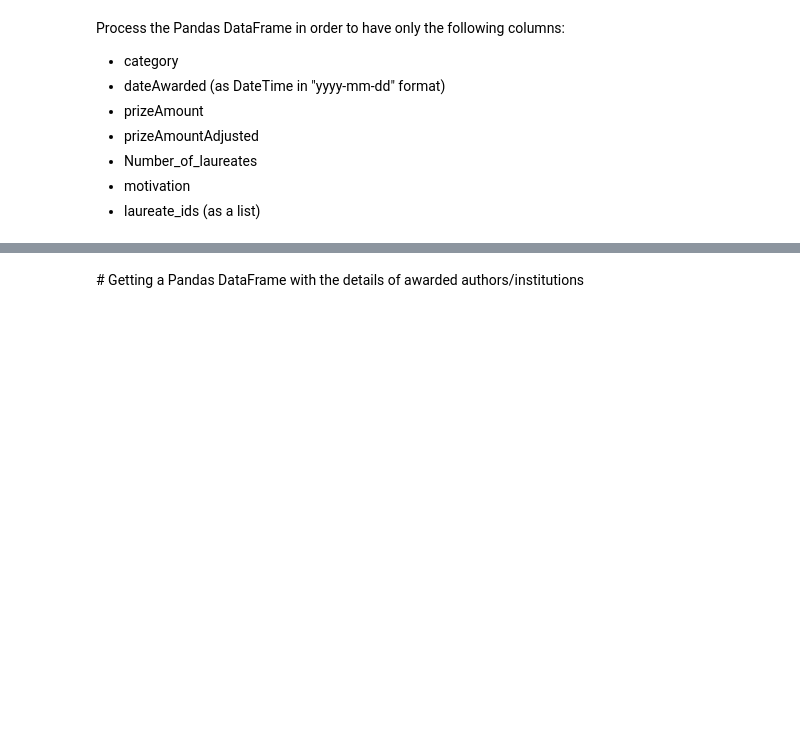
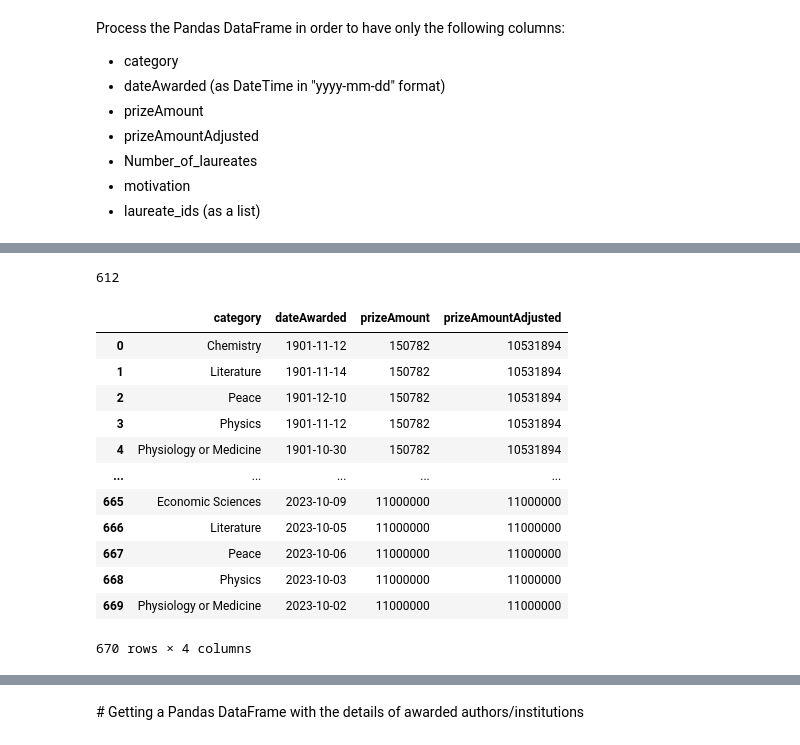
Before and after one commit to isg75/lab-apis, a Jupyter notebook: lab_apis.ipynb, the cells around one changed output, grey strips where cells are left out. Cells and saved outputs as stored; diff of their text form; code cells hidden in the pictures; blank space fills up the shorter version.

```diff
--- a/lab_apis.ipynb
+++ b/lab_apis.ipynb
@@ -67,4 +68,12 @@ response = requests.get(url)
 
 if response.status_code == 200:
     prizes_list = response.json()['nobelPrizes']
-    # Your code here
+    data = pd.DataFrame(prizes_list)
+    nobel = pd.DataFrame()
+    nobel['category'] = data['category'].str['en']
+    nobel['dateAwarded'] = data['dateAwarded']
+    nobel['prizeAmount'] = data['prizeAmount']
+    nobel['prizeAmountAdjusted'] = data['prizeAmountAdjusted']
+    # nobel['Number_of_laureates'] = data['laureates'].apply(len)
+    # nobel['motivation']
+    # nobel['laureate_ids']
@@ -77,0 +80,20 @@ if response.status_code == 200:
+# %%
+data['topMotivation'].isna().sum()
+# %% [output]
+612
+# %%
+nobel
+# %% [output]
+|  | category | dateAwarded | prizeAmount | prizeAmountAdjusted |
+| 0 | Chemistry | 1901-11-12 | 150782 | 10531894 |
+| 1 | Literature | 1901-11-14 | 150782 | 10531894 |
+| 2 | Peace | 1901-12-10 | 150782 | 10531894 |
+| 3 | Physics | 1901-11-12 | 150782 | 10531894 |
+| 4 | Physiology or Medicine | 1901-10-30 | 150782 | 10531894 |
+| ... | ... | ... | ... | ... |
+| 665 | Economic Sciences | 2023-10-09 | 11000000 | 11000000 |
+| 666 | Literature | 2023-10-05 | 11000000 | 11000000 |
+| 667 | Peace | 2023-10-06 | 11000000 | 11000000 |
+| 668 | Physics | 2023-10-03 | 11000000 | 11000000 |
+| 669 | Physiology or Medicine | 2023-10-02 | 11000000 | 11000000 |
+670 rows × 4 columns
```
Also changed, not shown: parts of 5 cells of this notebook.
